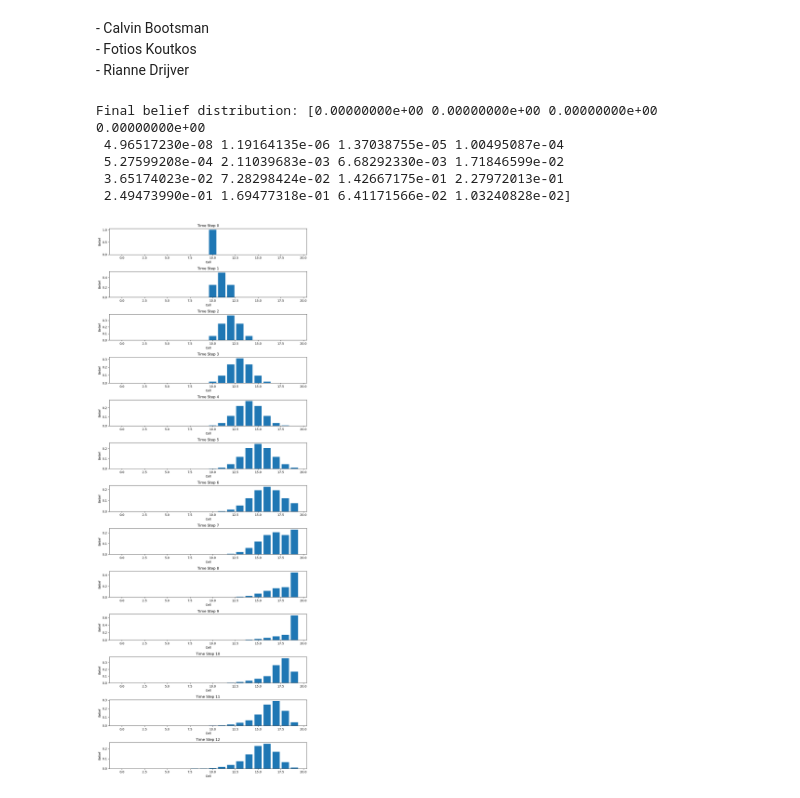
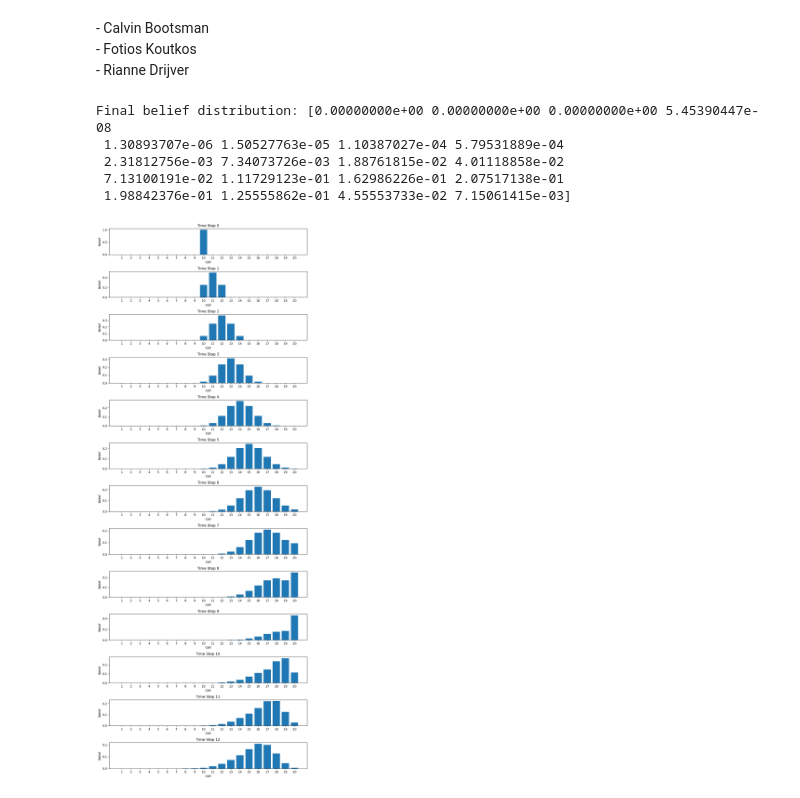
Before and after one commit to calvinbootsman/Data-Fusion-Architecture, a Jupyter notebook: Assignment 1.ipynb, the cells around one changed output. Cells and saved outputs as stored; diff of their text form; code cells hidden in the pictures.

```diff
--- a/Assignment 1.ipynb
+++ b/Assignment 1.ipynb
@@ -1,7 +1,7 @@
 # %% [markdown]
 <style>
   .large-text {
-    font-size: 20px; /* Adjust font size as needed */
+    font-size: 20px;
   }
 </style>
 
@@ -56,8 +56,8 @@ def move_backwards(belief):
     return new_belief / new_belief.sum()
 
 # Initialize parameters
-cells = 20
-initial_position = 10  # 10th cell (0-based index)
+cells = 20  # 20 cells
+initial_position = 9  # 10th cell (0-indexed)
 
 # Initialize belief
 belief = initialize_belief(cells, initial_position)
@@ -68,39 +68,40 @@ belief_list.append(belief)
 for _ in range(9):
     belief = move_forward(belief)
     belief_list.append(belief)
 
 # Perform 3 backward movements
 for _ in range(3):
     belief = move_backwards(belief)
     belief_list.append(belief)
 
 # Display final belief distribution
 print("Final belief distribution:", belief)
 
 belief_table = pd.DataFrame(belief_list)
 
 # Add column and row labels
 belief_table.columns = [f'Cell {i+1}' for i in range(len(belief_list[0]))]
 belief_table.index = [f'Time Step {i}' for i in range(len(belief_list))]
 
-# Plot belief distribution for each time step
+# Plot belief distribution for each time step with x-axis from 1 to 20
 fig, axes = plt.subplots(len(belief_list), 1, figsize=(10, 2 * len(belief_list)))
 
 for i, ax in enumerate(axes):
-    ax.bar(range(cells), belief_list[i])
+    ax.bar(range(1, cells + 1), belief_list[i])
     ax.set_title(f'Time Step {i}')
     ax.set_xlabel('Cell')
     ax.set_ylabel('Belief')
+    ax.set_xticks(range(1, cells + 1))  # Set x-ticks from 1 to 20
 
 plt.tight_layout()
 plt.show()
 
 display(belief_table)
 # %% [output]
-Final belief distribution: [0.00000000e+00 0.00000000e+00 0.00000000e+00 0.00000000e+00
- 4.96517230e-08 1.19164135e-06 1.37038755e-05 1.00495087e-04
- 5.27599208e-04 2.11039683e-03 6.68292330e-03 1.71846599e-02
- 3.65174023e-02 7.28298424e-02 1.42667175e-01 2.27972013e-01
- 2.49473990e-01 1.69477318e-01 6.41171566e-02 1.03240828e-02]
+Final belief distribution: [0.00000000e+00 0.00000000e+00 0.00000000e+00 5.45390447e-08
+ 1.30893707e-06 1.50527763e-05 1.10387027e-04 5.79531889e-04
+ 2.31812756e-03 7.34073726e-03 1.88761815e-02 4.01118858e-02
+ 7.13100191e-02 1.11729123e-01 1.62986226e-01 2.07517138e-01
+ 1.98842376e-01 1.25555862e-01 4.55553733e-02 7.15061415e-03]
-[figure, old version]
+[figure, new version]
 |  | Cell 1 | Cell 2 | Cell 3 | Cell 4 | Cell 5 | Cell 6 | Cell 7 | Cell 8 | Cell 9 | Cell 10 | Cell 11 | ... |
```
Also changed, not shown: parts of 1 cell of this notebook.
